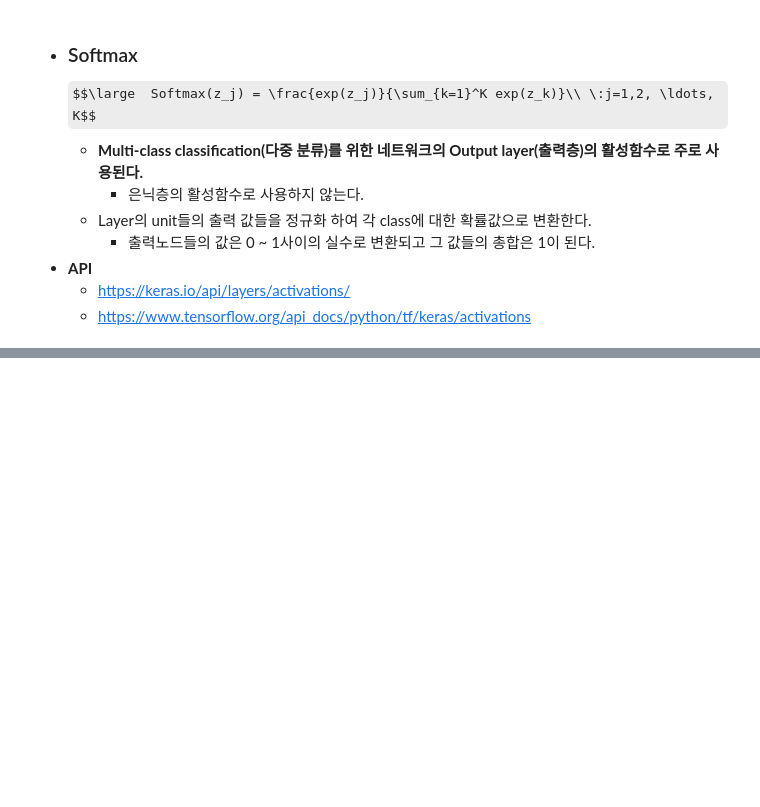
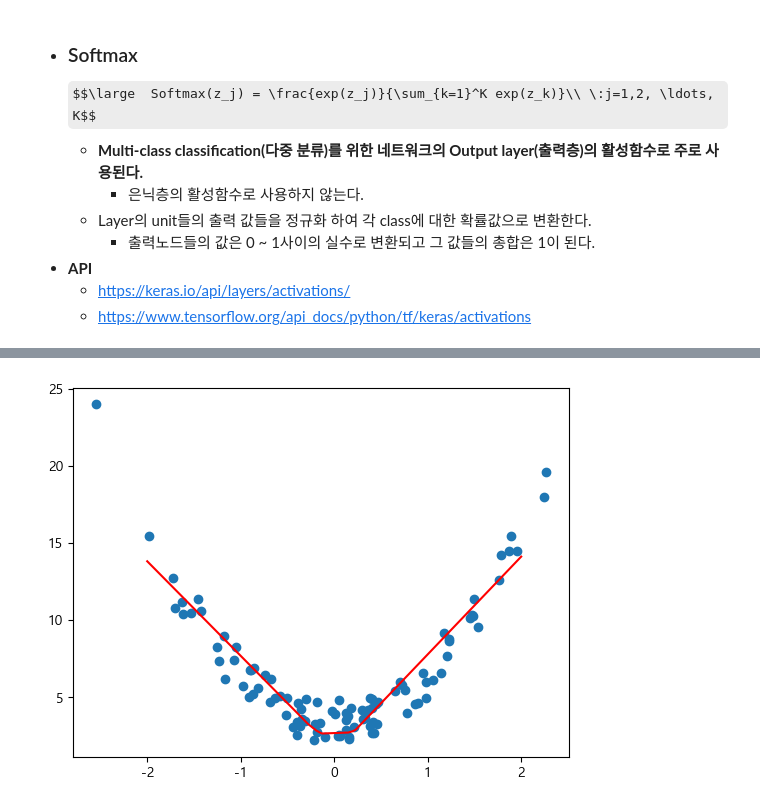
Before and after one commit to 1ee1hee/Deep_Learning, a Jupyter notebook: 신경망 구조.ipynb, the cells around one changed output, grey strips where cells are left out. Saved outputs shown, nothing was run; the diff lists cells and outputs as text; code cells hidden in the pictures; some formulas as TeX source; blank space fills up the shorter version.

```diff
--- a/신경망 구조.ipynb
+++ b/신경망 구조.ipynb
@@ -131,0 +347,9 @@ $\LARGE a=\sigma( z)$
+# %%
+model2 = keras.Sequential([
+    layers.Dense(10, input_shape=(1, )),
+    layers.ReLU(),
+    layers.Dense(1)
+])
+
+model2.compile(optimizer = 'adam', loss = 'mse')
+model2.fit(X, y, epochs = 600)
@@ -131,0 +375,8 @@ $\LARGE a=\sigma( z)$
+# %%
+X_new = np.linspace(-2, 2, 1000).reshape(1000, 1)
+pred_y = model2.predict(X_new)
+
+plt.scatter(X, y)
+plt.plot(X_new, pred_y, color = 'r')
+plt.show()
+# %% [output]
@@ -131,0 +384 @@ $\LARGE a=\sigma( z)$
+[figure, added]
```
Also changed, not shown: parts of 24 cells of this notebook.
